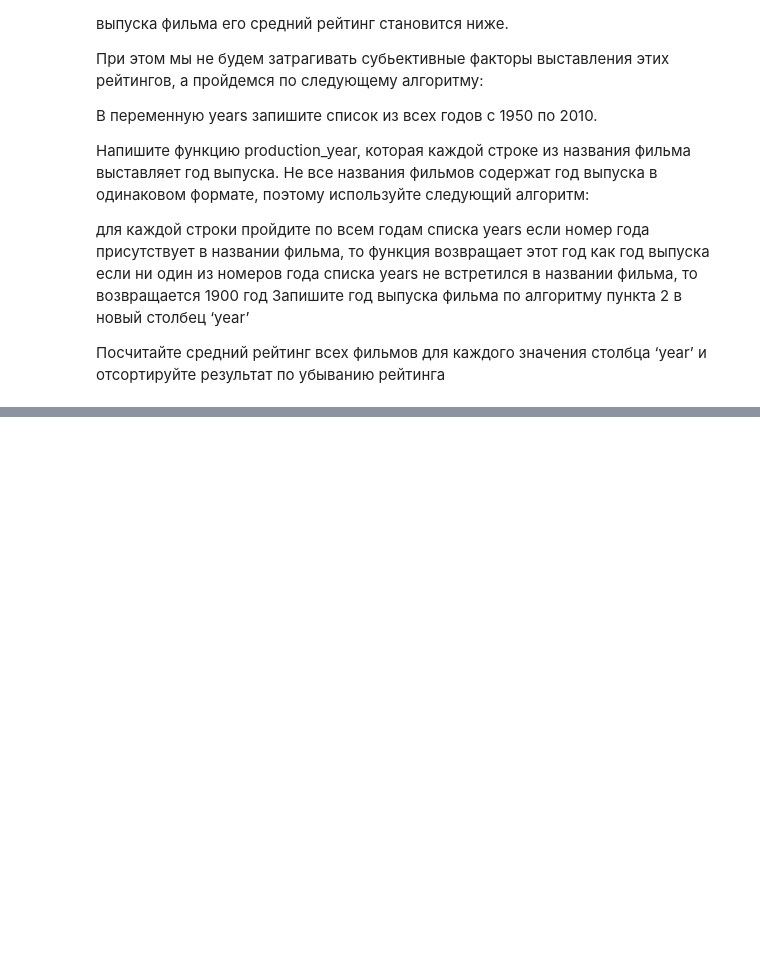
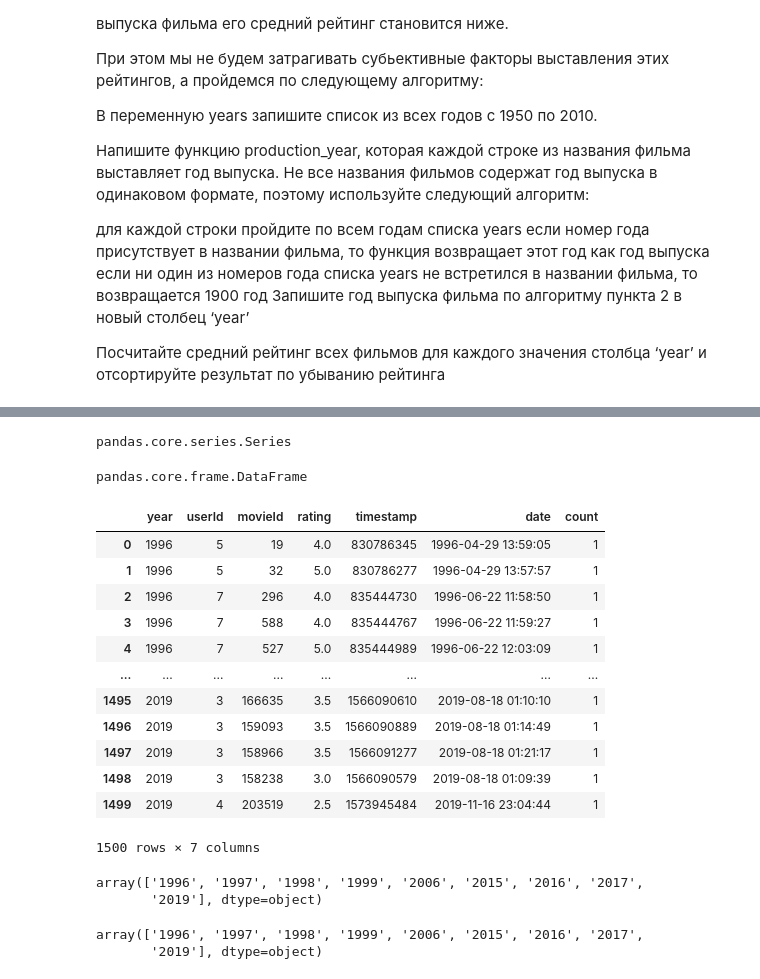
Before and after one commit to Rebeil/Python, a Jupyter notebook: 13. function_and_work_with_data/Python_13_pandas_functions_groupby.ipynb, the cells around one changed output, grey strips where cells are left out. Saved outputs shown, nothing was run; the diff lists cells and outputs as text; code cells hidden in the pictures; blank space fills up the shorter version.

Commit message:
edit 12 and 13, refactor and add folder datasets

```diff
--- a/13. function_and_work_with_data/Python_13_pandas_functions_groupby.ipynb
+++ b/13. function_and_work_with_data/Python_13_pandas_functions_groupby.ipynb
@@ -717,0 +1244,3 @@ keywords.head()
+# %%
+data_ratings = pd.read_csv('../.datasets/ratings.csv', nrows=1500)
+data_ratings
@@ -717,0 +1261,3 @@ keywords.head()
+# %%
+data_ratings['date'] = pd.to_datetime(data_ratings['timestamp'],unit='s')
+data_ratings
@@ -717,0 +1282,2 @@ keywords.head()
+# %%
+data_ratings['year'] = data_ratings['date'].apply(lambda x: str(x).split('-')[0])
@@ -717,0 +1317,34 @@ keywords.head()
+# %%
+type(data_ratings.groupby('year').value_counts())
+# %% [output]
+pandas.core.series.Series
+# %%
+type(data_ratings.groupby('year').value_counts().to_frame())
+# %% [output]
+pandas.core.frame.DataFrame
+# %%
+data_ratings.groupby('year').value_counts().to_frame().reset_index()
+# %% [output]
+|  | year | userId | movieId | rating | timestamp | date | count |
+| 0 | 1996 | 5 | 19 | 4.0 | 830786345 | 1996-04-29 13:59:05 | 1 |
+| 1 | 1996 | 5 | 32 | 5.0 | 830786277 | 1996-04-29 13:57:57 | 1 |
+| 2 | 1996 | 7 | 296 | 4.0 | 835444730 | 1996-06-22 11:58:50 | 1 |
+| 3 | 1996 | 7 | 588 | 4.0 | 835444767 | 1996-06-22 11:59:27 | 1 |
+| 4 | 1996 | 7 | 527 | 5.0 | 835444989 | 1996-06-22 12:03:09 | 1 |
+| ... | ... | ... | ... | ... | ... | ... | ... |
+| 1495 | 2019 | 3 | 166635 | 3.5 | 1566090610 | 2019-08-18 01:10:10 | 1 |
+| 1496 | 2019 | 3 | 159093 | 3.5 | 1566090889 | 2019-08-18 01:14:49 | 1 |
+| 1497 | 2019 | 3 | 158966 | 3.5 | 1566091277 | 2019-08-18 01:21:17 | 1 |
+| 1498 | 2019 | 3 | 158238 | 3.0 | 1566090579 | 2019-08-18 01:09:39 | 1 |
+| 1499 | 2019 | 4 | 203519 | 2.5 | 1573945484 | 2019-11-16 23:04:44 | 1 |
+1500 rows × 7 columns
+# %%
+data_ratings.groupby('year').value_counts().to_frame().reset_index()['year'].unique()
+# %% [output]
+array(['1996', '1997', '1998', '1999', '2006', '2015', '2016', '2017',
+       '2019'], dtype=object)
+# %%
+data_ratings.groupby('year').value_counts().reset_index()['year'].unique()
+# %% [output]
+array(['1996', '1997', '1998', '1999', '2006', '2015', '2016', '2017',
+       '2019'], dtype=object)
```
Also changed, not shown: parts of 83 cells of this notebook, 3 other files.
